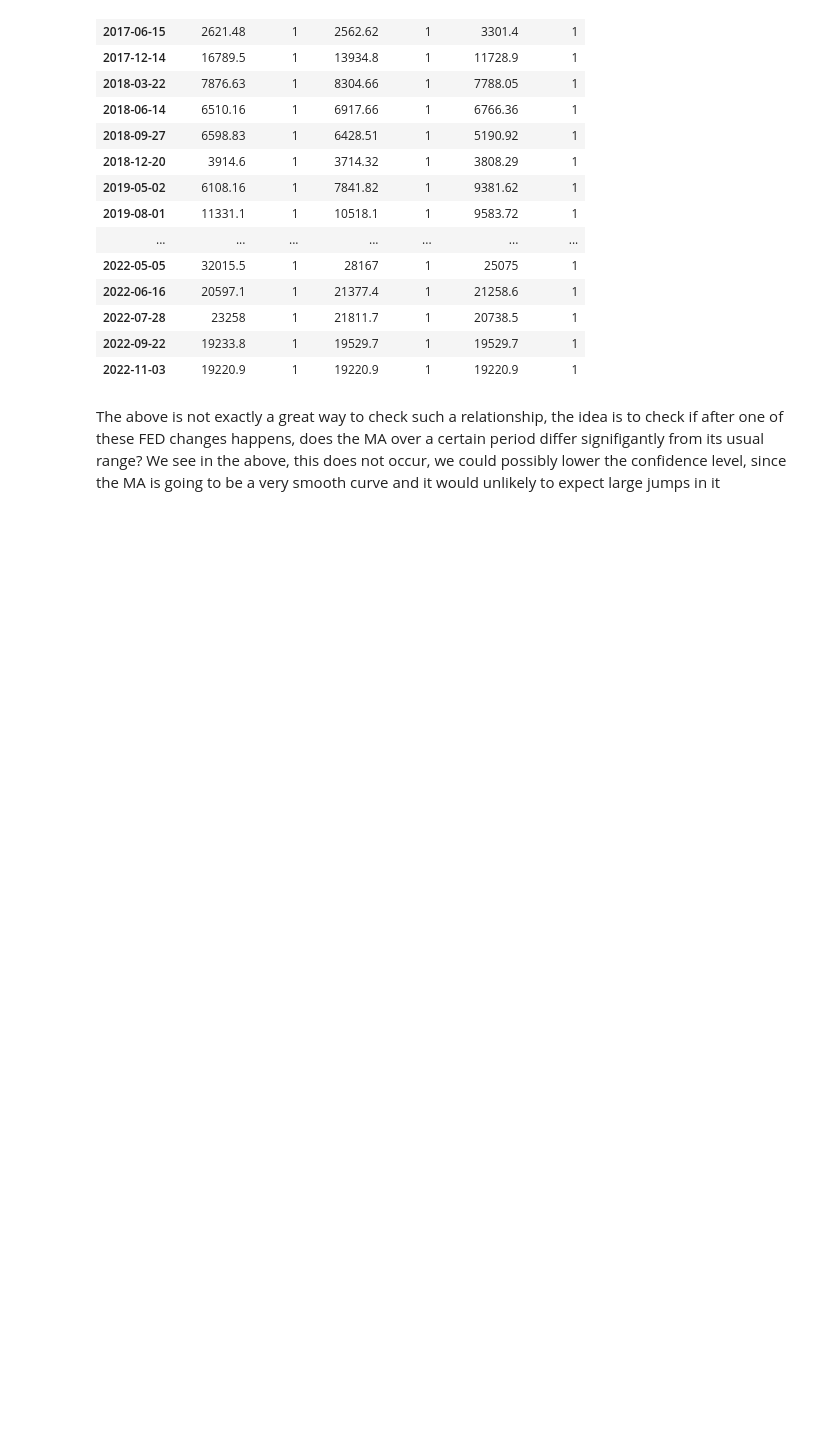
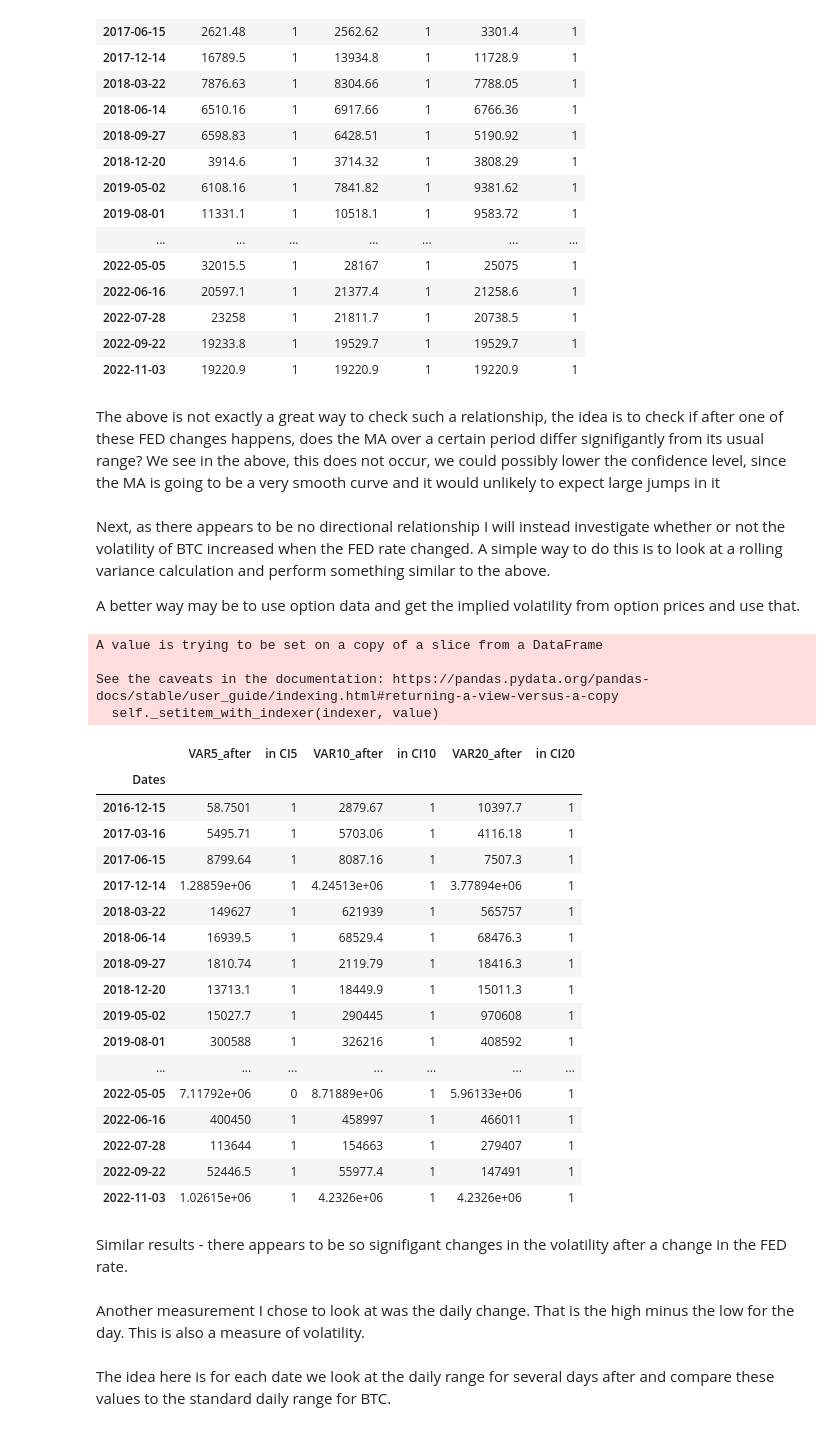
Before and after one commit to CameronStorey/DigitalTools_project, a Jupyter notebook: research_project/notebooks/Analysis.ipynb, the cells around one changed output. Saved outputs shown, nothing was run; the diff lists cells and outputs as text; code cells hidden in the pictures; blank space fills up the shorter version.

```diff
--- a/research_project/notebooks/Analysis.ipynb
+++ b/research_project/notebooks/Analysis.ipynb
@@ -199,3 +199,7 @@ MA_DATA
 | 2022-11-03 | 19220.9 | 1 | 19220.9 | 1 | 19220.9 | 1 |
 # %% [markdown]
 The above is not exactly a great way to check such a relationship, the idea is to check if after one of these FED changes happens, does the MA over a certain period differ signifigantly from its usual range? We see in the above, this does not occur, we could possibly lower the confidence level, since the MA is going to be a very smooth curve and it would unlikely to expect large jumps in it
+# %% [markdown]
+Next, as there appears to be no directional relationship I will instead investigate whether or not the volatility of BTC increased when the FED rate changed. A simple way to do this is to look at a rolling variance calculation and perform something similar to the above.
+
+A better way may be to use option data and get the implied volatility from option prices and use that.
@@ -201,0 +215,71 @@ The above is not exactly a great way to check such a relationship, the idea is t
+# %%
+Roll_Var(BTC,'Adj Close',5)
+Roll_Var(BTC,'Adj Close',10)
+Roll_Var(BTC,'Adj Close',20)
+# %% [output]
+A value is trying to be set on a copy of a slice from a DataFrame
+
+See the caveats in the documentation: https://pandas.pydata.org/pandas-docs/stable/user_guide/indexing.html#returning-a-view-versus-a-copy
+  self._setitem_with_indexer(indexer, value)
+# %%
+VAR5 = BTC['Var_5'][BTC.Var_5>0]
+VAR10 = BTC['Var_10'][BTC.Var_10>0]
+VAR20 = BTC['Var_20'][BTC.Var_20>0]
+
+CI5 = [np.quantile(VAR5,0.025),np.quantile(VAR5,0.975)]
+CI10 = [np.quantile(VAR10,0.025),np.quantile(VAR10,0.975)]
+CI20 = [np.quantile(VAR20,0.025),np.quantile(VAR20,0.975)]
+
+CHG_DATES = dates_star.Dates
+n = len(dates_star)
+
+VAR_DATA = pd.DataFrame(index=CHG_DATES,columns=['VAR5_after','in CI5','VAR10_after','in CI10','VAR20_after','in CI20'])
+
+for d in CHG_DATES:
+    period5 = after(BTC['Adj Close'],d,5)
+    VAR_DATA.loc[d,'VAR5_after'] = period5.var()
+    if period5.var() < CI5[1] and period5.var() > CI5[0]:
+        VAR_DATA.loc[d,'in CI5'] = 1
+    else:
+        VAR_DATA.loc[d,'in CI5'] = 0
+
+    period10 = after(BTC['Adj Close'],d,10)
+    VAR_DATA.loc[d,'VAR10_after'] = period10.var()
+    if period10.var() < CI10[1] and period10.var() > CI10[0]:
+        VAR_DATA.loc[d,'in CI10'] = 1
+    else:
+        VAR_DATA.loc[d,'in CI10'] = 0
+
+    period20 = after(BTC['Adj Close'],d,20)
+    VAR_DATA.loc[d,'VAR20_after'] = period20.var()
+    if period20.var() < CI20[1] and period20.var() > CI20[0]:
+        VAR_DATA.loc[d,'in CI20'] = 1
+    else:
+        VAR_DATA.loc[d,'in CI20'] = 0
+# %%
+VAR_DATA
+# %% [output]
+|  | VAR5_after | in CI5 | VAR10_after | in CI10 | VAR20_after | in CI20 |
+| Dates |  |  |  |  |  |  |
+| 2016-12-15 | 58.7501 | 1 | 2879.67 | 1 | 10397.7 | 1 |
+| 2017-03-16 | 5495.71 | 1 | 5703.06 | 1 | 4116.18 | 1 |
+| 2017-06-15 | 8799.64 | 1 | 8087.16 | 1 | 7507.3 | 1 |
+| 2017-12-14 | 1.28859e+06 | 1 | 4.24513e+06 | 1 | 3.77894e+06 | 1 |
+| 2018-03-22 | 149627 | 1 | 621939 | 1 | 565757 | 1 |
+| 2018-06-14 | 16939.5 | 1 | 68529.4 | 1 | 68476.3 | 1 |
+| 2018-09-27 | 1810.74 | 1 | 2119.79 | 1 | 18416.3 | 1 |
+| 2018-12-20 | 13713.1 | 1 | 18449.9 | 1 | 15011.3 | 1 |
+| 2019-05-02 | 15027.7 | 1 | 290445 | 1 | 970608 | 1 |
+| 2019-08-01 | 300588 | 1 | 326216 | 1 | 408592 | 1 |
+| ... | ... | ... | ... | ... | ... | ... |
+| 2022-05-05 | 7.11792e+06 | 0 | 8.71889e+06 | 1 | 5.96133e+06 | 1 |
+| 2022-06-16 | 400450 | 1 | 458997 | 1 | 466011 | 1 |
+| 2022-07-28 | 113644 | 1 | 154663 | 1 | 279407 | 1 |
+| 2022-09-22 | 52446.5 | 1 | 55977.4 | 1 | 147491 | 1 |
+| 2022-11-03 | 1.02615e+06 | 1 | 4.2326e+06 | 1 | 4.2326e+06 | 1 |
+# %% [markdown]
+Similar results - there appears to be so signifigant changes in the volatility after a change in the FED rate.
+# %% [markdown]
+Another measurement I chose to look at was the daily change. That is the high minus the low for the day. This is also a measure of volatility.
+# %% [markdown]
+The idea here is for each date we look at the daily range for several days after and compare these values to the standard daily range for BTC.
```
Also changed, not shown: parts of 7 cells of this notebook.
